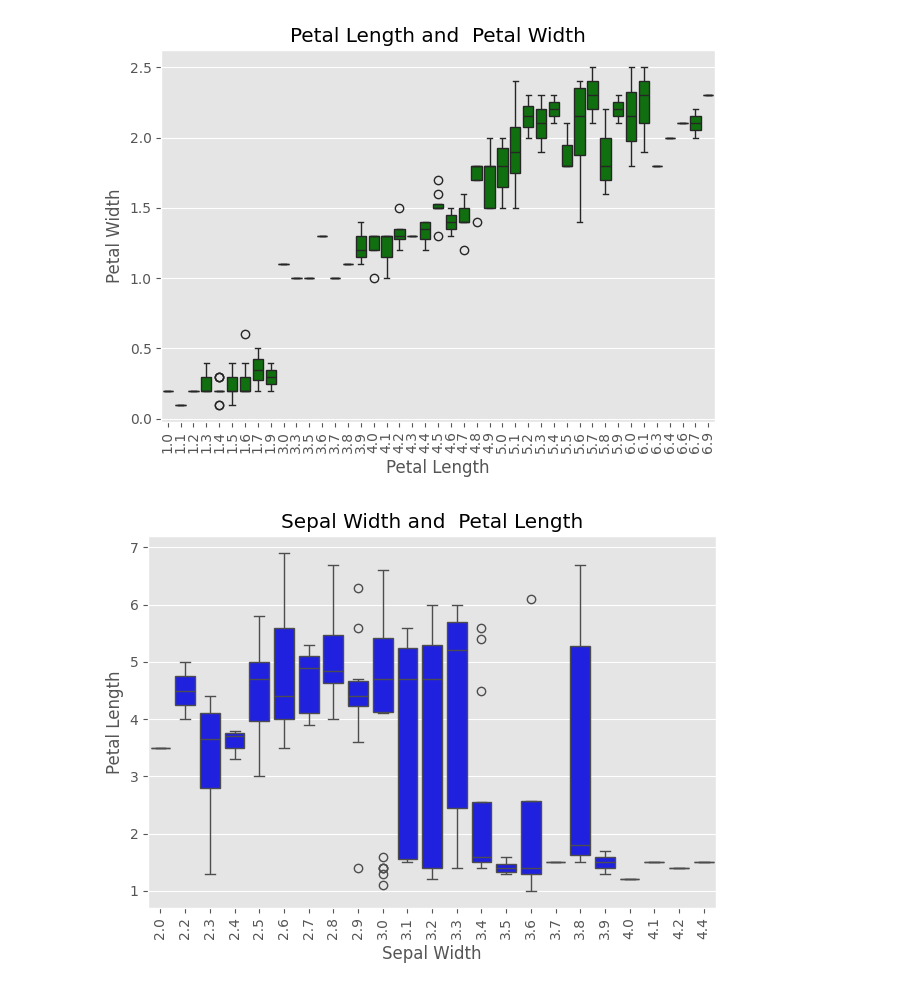
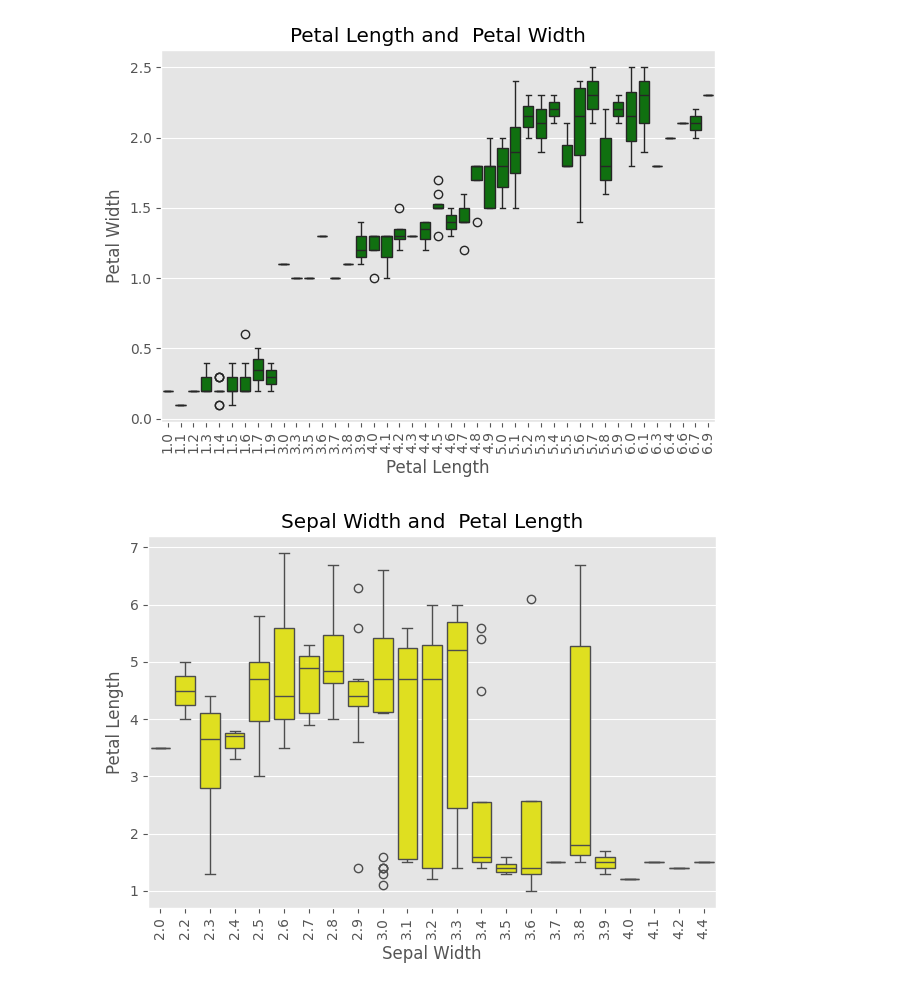
Before and after one commit to adinsa1/Data110, a Jupyter notebook: Assefa_wk10_Homework.ipynb, the cells around one changed output. Drawn from its saved outputs; the diff is of its cells as text; code cells hidden in the pictures.

```diff
--- a/Assefa_wk10_Homework.ipynb
+++ b/Assefa_wk10_Homework.ipynb
@@ -150,12 +150,12 @@ plt.show()
 # %%
 # 1.3.2.6. Sepal Width and petal Length
 
-sns.boxplot(x='sepal_width', y='petal_length', data=df, color="blue")
+sns.boxplot(x='sepal_width', y='petal_length', data=df, color='yellow')
 plt.xticks(rotation=90)
 plt.title('Sepal Width and  Petal Length')
 plt.xlabel('Sepal Width')
 plt.ylabel('Petal Length')
 plt.tight_layout()
 plt.show()
 # %% [output]
-[figure, old version]
+[figure, new version]
```
Also changed, not shown: parts of 7 cells of this notebook.
